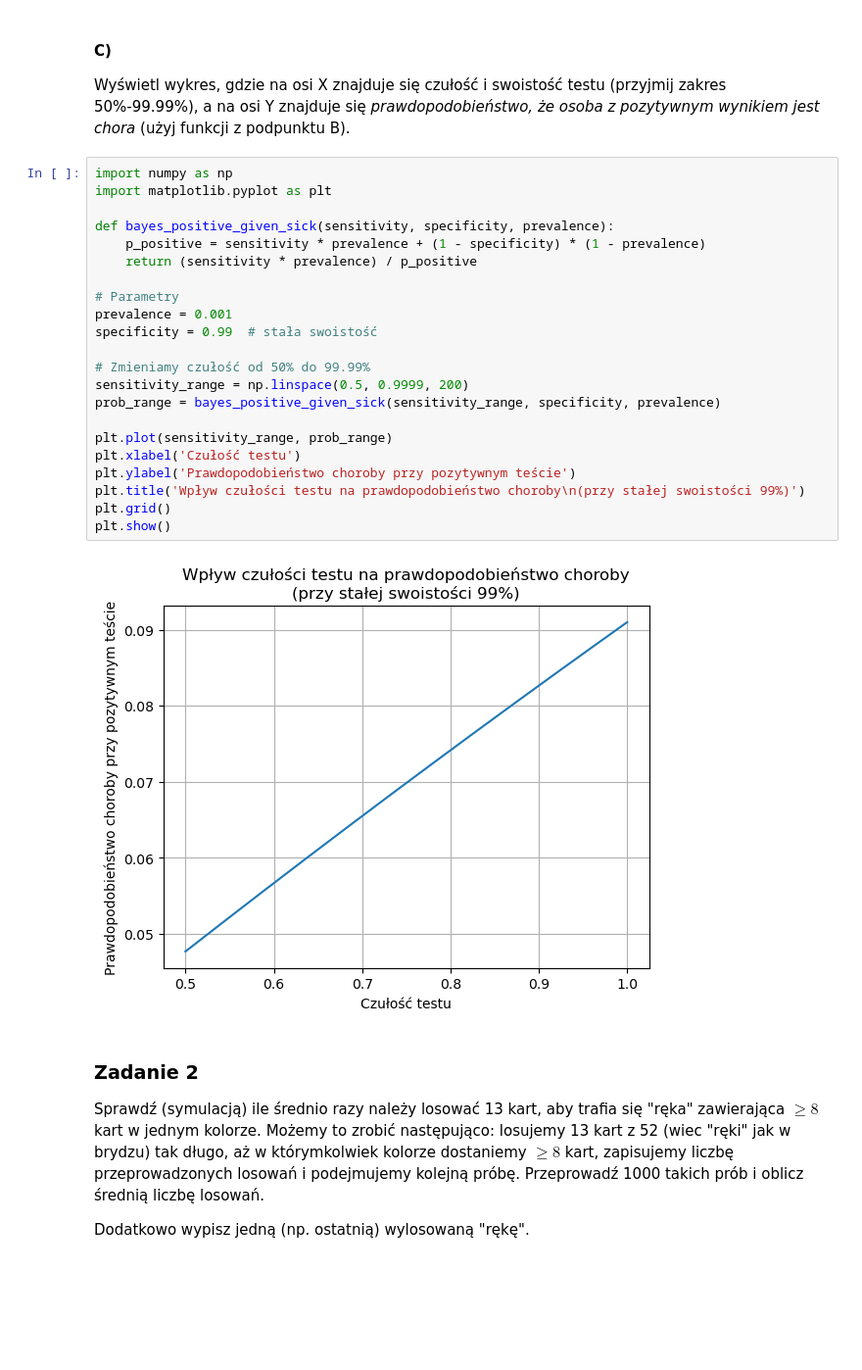
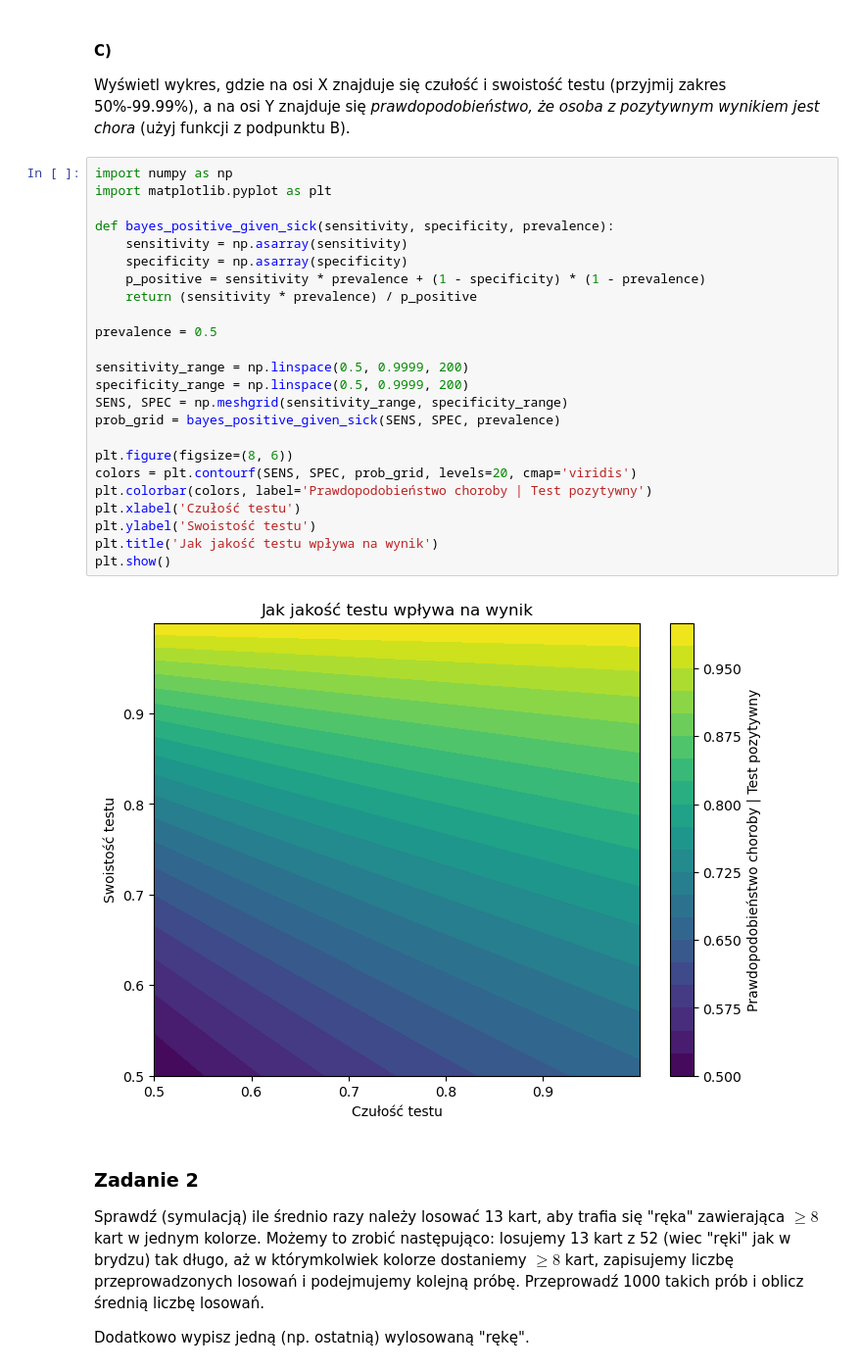
Before and after one commit to Lecrut/ai-ml_studies, a Jupyter notebook: amum/Lab07.ipynb, the cells around one changed output. Shown at 98% size. Saved outputs shown, nothing was run; the diff lists cells and outputs as text; blank space fills up the shorter version.

```diff
--- a/amum/Lab07.ipynb
+++ b/amum/Lab07.ipynb
@@ -81,27 +81,29 @@ Wyświetl wykres, gdzie na osi X znajduje się czułość i swoistość testu (p
 # %%
 import numpy as np
 import matplotlib.pyplot as plt
 
 def bayes_positive_given_sick(sensitivity, specificity, prevalence):
+    sensitivity = np.asarray(sensitivity)
+    specificity = np.asarray(specificity)
     p_positive = sensitivity * prevalence + (1 - specificity) * (1 - prevalence)
     return (sensitivity * prevalence) / p_positive
 
-# Parametry
-prevalence = 0.001
-specificity = 0.99  # stała swoistość
+prevalence = 0.5
 
-# Zmieniamy czułość od 50% do 99.99%
 sensitivity_range = np.linspace(0.5, 0.9999, 200)
-prob_range = bayes_positive_given_sick(sensitivity_range, specificity, prevalence)
+specificity_range = np.linspace(0.5, 0.9999, 200)
+SENS, SPEC = np.meshgrid(sensitivity_range, specificity_range)
+prob_grid = bayes_positive_given_sick(SENS, SPEC, prevalence)
 
-plt.plot(sensitivity_range, prob_range)
+plt.figure(figsize=(8, 6))
+colors = plt.contourf(SENS, SPEC, prob_grid, levels=20, cmap='viridis')
+plt.colorbar(colors, label='Prawdopodobieństwo choroby | Test pozytywny')
 plt.xlabel('Czułość testu')
-plt.ylabel('Prawdopodobieństwo choroby przy pozytywnym teście')
-plt.title('Wpływ czułości testu na prawdopodobieństwo choroby\n(przy stałej swoistości 99%)')
-plt.grid()
+plt.ylabel('Swoistość testu')
+plt.title('Jak jakość testu wpływa na wynik')
 plt.show()
 # %% [output]
-[figure, old version]
+[figure, new version]
 # %% [markdown]
 ### Zadanie 2
 
```
Also changed, not shown: parts of 2 cells of this notebook.
